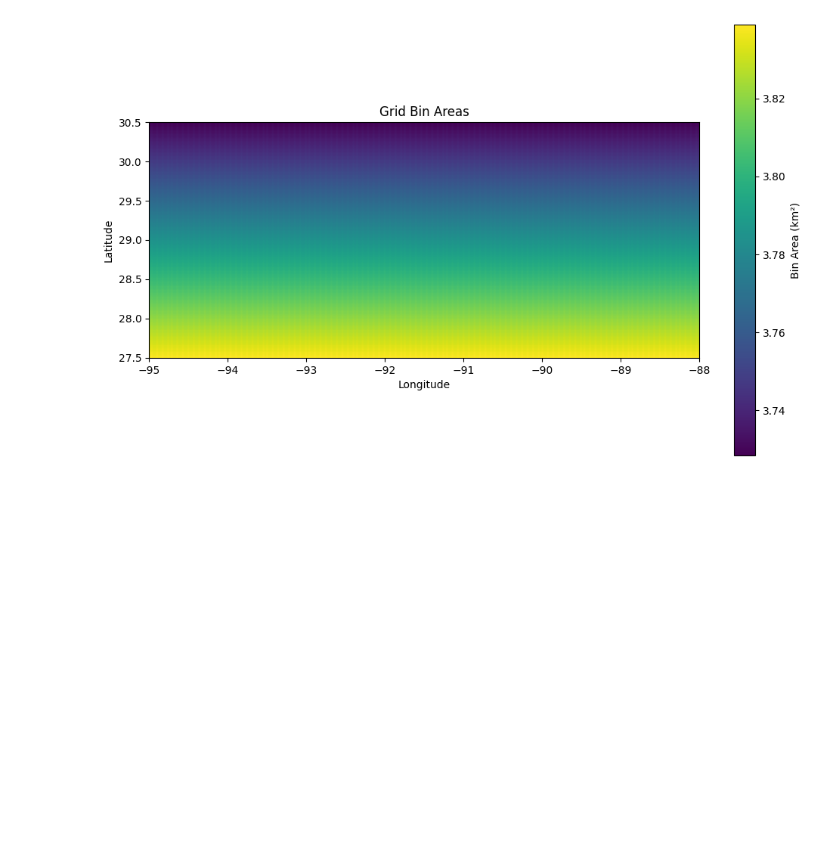
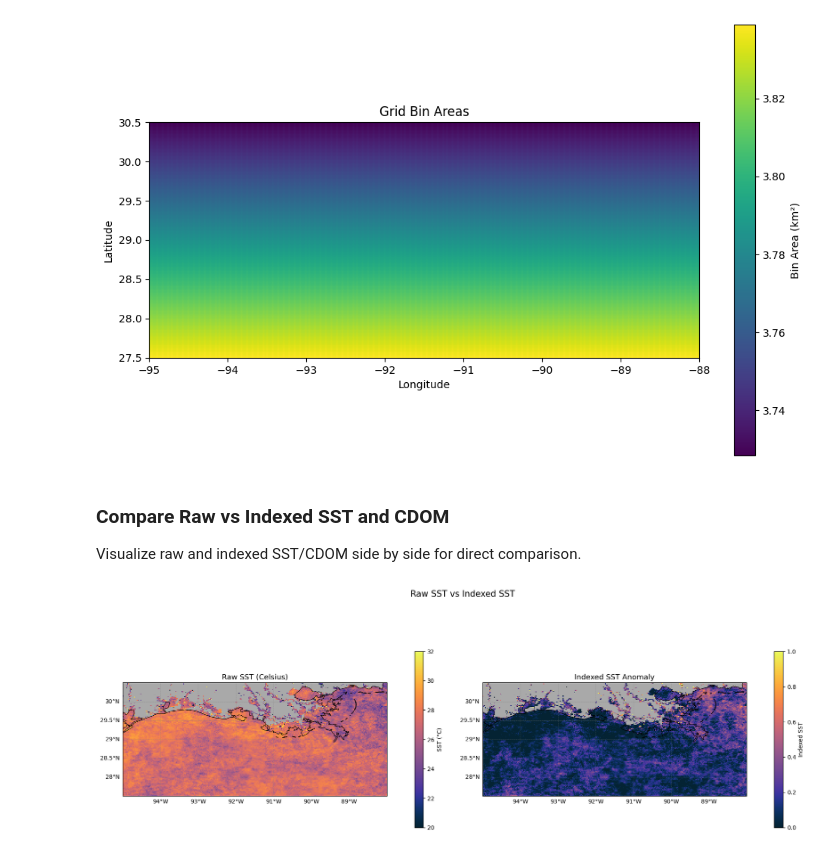
Before and after one commit to makaip/nasa-murep-local, a Jupyter notebook: cdom_sst/test_cdomsst.ipynb, the cells around one changed output. Drawn from its saved outputs; the diff is of its cells as text; code cells hidden in the pictures; blank space fills up the shorter version.

```diff
--- a/cdom_sst/test_cdomsst.ipynb
+++ b/cdom_sst/test_cdomsst.ipynb
@@ -703,3 +577,48 @@ Height (km): min=1.67, max=1.67, mean=1.67
 Area (km²): min=3.73, max=3.84, mean=3.78
 Total grid area: 227069.54 km²
 [figure]
+# %% [markdown]
+### Compare Raw vs Indexed SST and CDOM
+
+Visualize raw and indexed SST/CDOM side by side for direct comparison.
+# %%
+# --- Raw SST vs Indexed SST ---
+fig, axes = plt.subplots(1, 2, figsize=(18, 7), subplot_kw={'projection': ccrs.PlateCarree()})
+
+# Raw SST
+ax1 = axes[0]
+ax1.set_extent([lon_edges_grid[0], lon_edges_grid[-1], lat_edges_grid[0], lat_edges_grid[-1]], crs=ccrs.PlateCarree())
+sst_vmin, sst_vmax = 20, 32
+p1 = ax1.pcolormesh(lon_edges_grid, lat_edges_grid, binned_sst_interpolated,
+                    cmap=cmocean.cm.thermal, shading='auto',
+                    vmin=sst_vmin, vmax=sst_vmax, transform=ccrs.PlateCarree())
+ax1.add_feature(cfeature.COASTLINE, linewidth=0.8, edgecolor='black', zorder=3)
+ax1.add_feature(cfeature.LAND, facecolor='darkgray', zorder=0)
+ax1.add_feature(cfeature.BORDERS, linestyle=':', edgecolor='dimgray', zorder=2)
+gl1 = ax1.gridlines(crs=ccrs.PlateCarree(), draw_labels=True, linewidth=0.5, color='gray', alpha=0.5, linestyle='--')
+gl1.top_labels = False
+gl1.right_labels = False
+fig.colorbar(p1, ax=ax1, label='SST (°C)', shrink=0.7, pad=0.08)
+ax1.set_title('Raw SST (Celsius)', fontsize=13)
+
+# Indexed SST
+ax2 = axes[1]
+ax2.set_extent([lon_edges_grid[0], lon_edges_grid[-1], lat_edges_grid[0], lat_edges_grid[-1]], crs=ccrs.PlateCarree())
+sst_idx_vmin, sst_idx_vmax = 0, 1
+p2 = ax2.pcolormesh(lon_edges_grid, lat_edges_grid, sst_indexed,
+                    cmap=cmocean.cm.thermal, shading='auto',
+                    vmin=sst_idx_vmin, vmax=sst_idx_vmax, transform=ccrs.PlateCarree())
+ax2.add_feature(cfeature.COASTLINE, linewidth=0.8, edgecolor='black', zorder=3)
+ax2.add_feature(cfeature.LAND, facecolor='darkgray', zorder=0)
+ax2.add_feature(cfeature.BORDERS, linestyle=':', edgecolor='dimgray', zorder=2)
+gl2 = ax2.gridlines(crs=ccrs.PlateCarree(), draw_labels=True, linewidth=0.5, color='gray', alpha=0.5, linestyle='--')
+gl2.top_labels = False
+gl2.right_labels = False
+fig.colorbar(p2, ax=ax2, label='Indexed SST', shrink=0.7, pad=0.08)
+ax2.set_title('Indexed SST Anomaly', fontsize=13)
+
+plt.suptitle('Raw SST vs Indexed SST', fontsize=15)
+plt.tight_layout(rect=[0, 0, 1, 0.97])
+plt.show()
+# %% [output]
+[figure, added]
```
Also changed, not shown: parts of 10 cells of this notebook, 3 other files.
